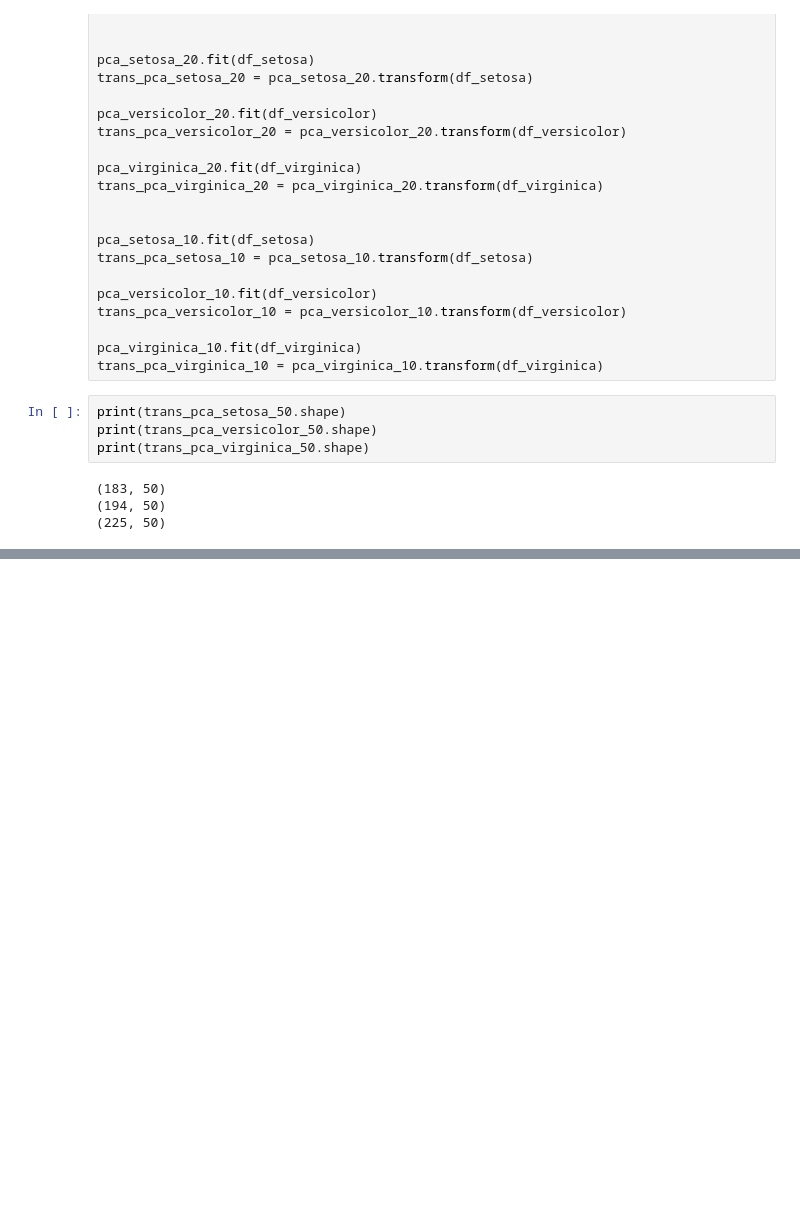
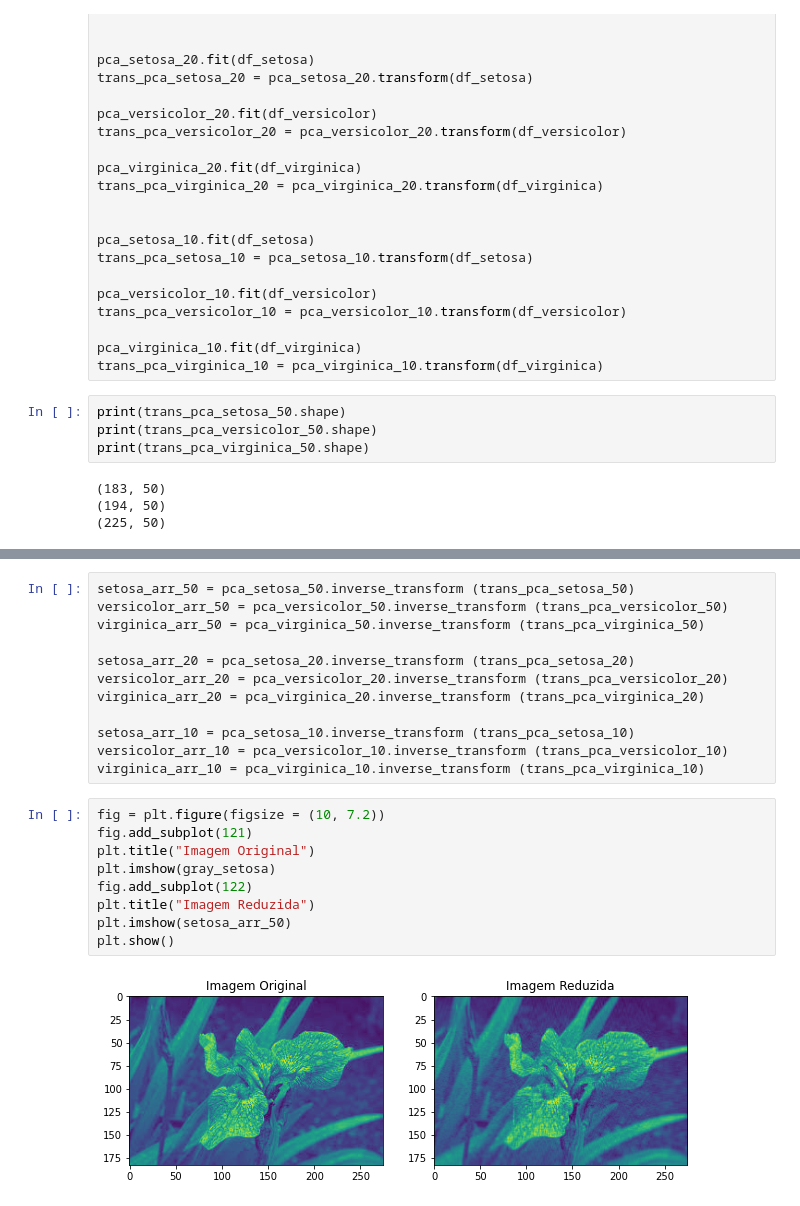
Before and after one commit to AdsonRoberto/Reducao_dimensionalidade_PCA_e_LDA, a Jupyter notebook: analise_PCA_LDA.ipynb, the cells around one changed output, grey strips where cells are left out. Drawn from its saved outputs; the diff is of its cells as text; blank space fills up the shorter version.

Commit message:
isualizar a imagem novamente e para isso, temos que fazer a transformação reversa dos dados primeiro

```diff
--- a/analise_PCA_LDA.ipynb
+++ b/analise_PCA_LDA.ipynb
@@ -287,0 +299,23 @@ print(trans_pca_virginica_50.shape)
+# %%
+setosa_arr_50 = pca_setosa_50.inverse_transform (trans_pca_setosa_50)
+versicolor_arr_50 = pca_versicolor_50.inverse_transform (trans_pca_versicolor_50)
+virginica_arr_50 = pca_virginica_50.inverse_transform (trans_pca_virginica_50)
+
+setosa_arr_20 = pca_setosa_20.inverse_transform (trans_pca_setosa_20)
+versicolor_arr_20 = pca_versicolor_20.inverse_transform (trans_pca_versicolor_20)
+virginica_arr_20 = pca_virginica_20.inverse_transform (trans_pca_virginica_20)
+
+setosa_arr_10 = pca_setosa_10.inverse_transform (trans_pca_setosa_10)
+versicolor_arr_10 = pca_versicolor_10.inverse_transform (trans_pca_versicolor_10)
+virginica_arr_10 = pca_virginica_10.inverse_transform (trans_pca_virginica_10)
+# %%
+fig = plt.figure(figsize = (10, 7.2))
+fig.add_subplot(121)
+plt.title("Imagem Original")
+plt.imshow(gray_setosa)
+fig.add_subplot(122)
+plt.title("Imagem Reduzida")
+plt.imshow(setosa_arr_50)
+plt.show()
+# %% [output]
+[figure, added]
```
Also changed, not shown: parts of 1 cell of this notebook.
